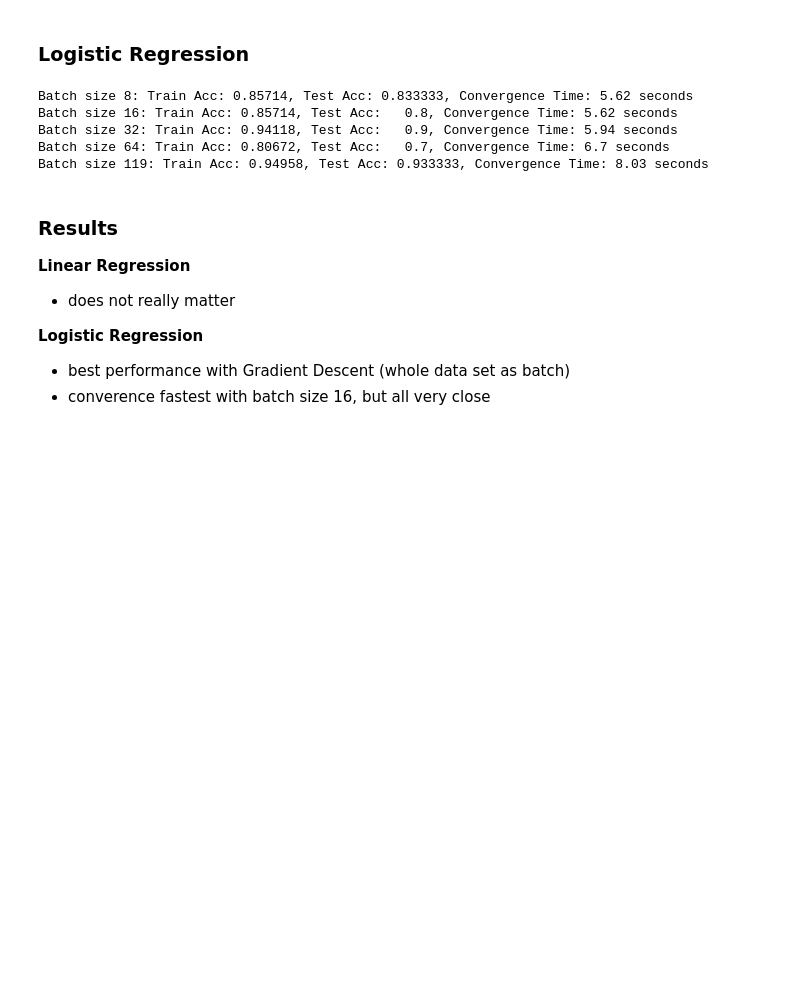
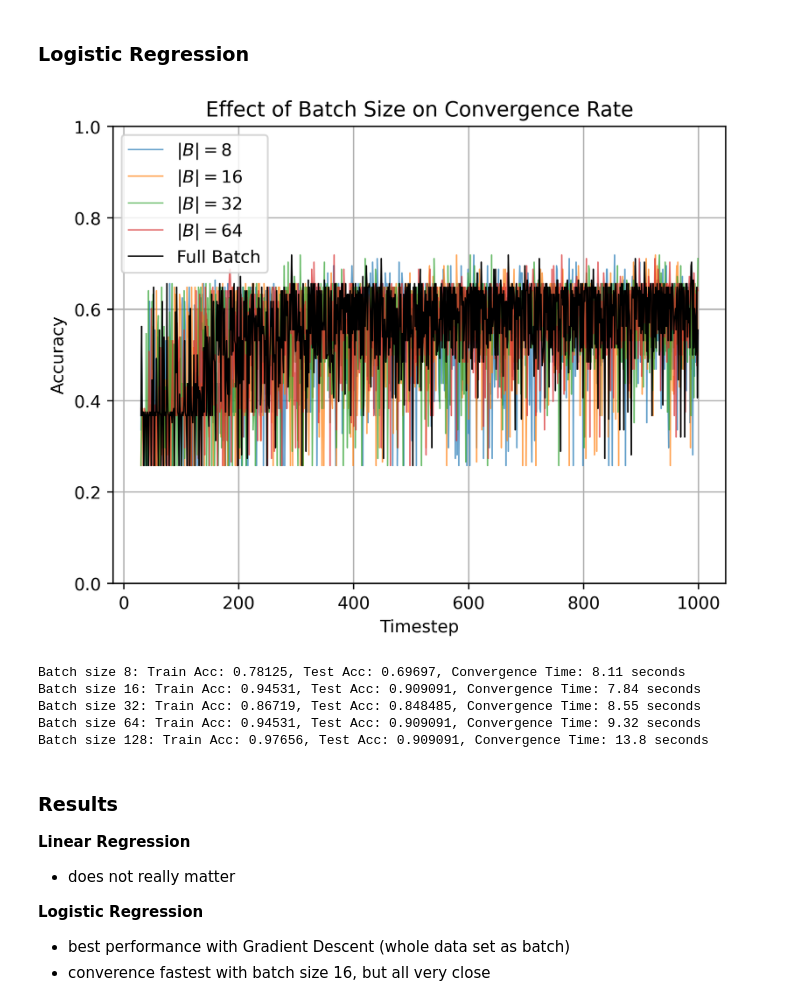
Before and after one commit to j-c-carr/Real-Estate-and-Wine-Quality-Prediction, a Jupyter notebook: experiments_test.ipynb, the cells around one changed output. Drawn from its saved outputs; the diff is of its cells as text; code cells hidden in the pictures; blank space fills up the shorter version.

```diff
--- a/experiments_test.ipynb
+++ b/experiments_test.ipynb
@@ -492,7 +495,7 @@ temp_df = housing_df.drop(columns='CHAS')
 temp_df_cleaned = remove_outliers(temp_df, factor=IQR_FACTOR)
 housing_df_cleaned = pd.concat([temp_df_cleaned, housing_df['CHAS'].loc[temp_df_cleaned.index]], axis=1)
 
-wine_df_cleaned = remove_outliers(wine_df_cleaned, factor=IQR_FACTOR)
+wine_df_cleaned = remove_outliers(wine_df, factor=IQR_FACTOR)
 
 ### Data Splitting ###
 # perform train test split
@@ -549,37 +582,66 @@ Batch Size: 266, Train Error: 14.328, Test Error: 17.486, Convergence Speed: 3.7
 ### Logistic Regression
 # %%
 OPTIMIZER_KWARGS = {
-    'max_iters': 4e4,
+    'max_iters': 1e5,
     'learning_rate': 0.05,
+    'record_history': True,
     'verbose': False}
 
 batch_sizes = [8, 16, 32, 64, X_wine_train.shape[0]]
 
 
 sgd_train_accuracies = []
 sgd_test_accuracies = []
 convergence_speeds = []
 
+plotted_timesteps = 1_000
+t = [i for i in range(plotted_timesteps)]
+sgd_train_errors_history = np.empty(plotted_timesteps)
+sgd_test_errors_history = np.empty(plotted_timesteps)
+plt.figure(figsize=(8,3))
+
 for batch_size in batch_sizes:
     log_reg = LogisticRegression()
 
     # mini-batch SGD fit
     start_time = time.time()
-    log_reg.fit(X_wine_train, y_wine_train, optimizer_class=StochasticGradientDescent, batch_size=batch_size, **OPTIMIZER_KWARGS)
+    w_history = log_reg.fit(X_wine_train, y_wine_train, optimizer_class=StochasticGradientDescent, batch_size=batch_size, **OPTIMIZER_KWARGS)
     end_time = time.time()
 
     sgd_train_accuracies.append(accuracy_score(y_wine_train, log_reg.predict(X_wine_train)))
     sgd_test_accuracies.append(accuracy_score(y_wine_test, log_reg.predict(X_wine_test)))
     convergence_speeds.append(end_time - start_time)
 
+    # Plot convergence speed
+    for i in range(plotted_timesteps):
+
+        y_preds_with_grad_train = log_reg.predict(X_wine_train, w=w_history[i])
+        y_preds_with_grad_test = log_reg.predict(X_wine_train, w=w_history[i])
+
+        sgd_train_errors_history[i] = accuracy_score(y_wine_train, y_preds_with_grad_train)
+        sgd_test_errors_history[i] = accuracy_score(y_wine_test, y_preds_with_grad_test)
+    if batch_size == X_wine_train.shape[0]:
+        plt.plot(t[30:], sgd_train_errors_history[30:], label='Full Batch', linewidth=0.8, color='black')
+    else:
+        plot_label = r'$|B|=' + str(batch_size) + r'$'  # plot the batch size
+        plt.plot(t[30:], sgd_train_errors_history[30:], label=plot_label, linewidth=0.8, alpha=0.7)
+
+plt.xlabel('Timestep')
+plt.ylabel('Accuracy')
+plt.title('Effect of Batch Size on Convergence Rate')
+plt.grid(True)
+plt.legend()
+plt.show()
+
 for batch_size, train_acc, test_acc, speed in zip(batch_sizes, sgd_train_accuracies, sgd_test_accuracies, convergence_speeds):
     print(f"Batch size {batch_size}: Train Acc: {train_acc:.5g}, Test Acc: {test_acc:5g}, Convergence Time: {speed:.3g} seconds")
 # %% [output]
+[figure, added]
-Batch size 8: Train Acc: 0.85714, Test Acc: 0.833333, Convergence Time: 5.62 seconds
-Batch size 16: Train Acc: 0.85714, Test Acc:   0.8, Convergence Time: 5.62 seconds
-Batch size 32: Train Acc: 0.94118, Test Acc:   0.9, Convergence Time: 5.94 seconds
-Batch size 64: Train Acc: 0.80672, Test Acc:   0.7, Convergence Time: 6.7 seconds
-Batch size 119: Train Acc: 0.94958, Test Acc: 0.933333, Convergence Time: 8.03 seconds
+Batch size 8: Train Acc: 0.78125, Test Acc: 0.69697, Convergence Time: 8.11 seconds
+Batch size 16: Train Acc: 0.94531, Test Acc: 0.909091, Convergence Time: 7.84 seconds
+Batch size 32: Train Acc: 0.86719, Test Acc: 0.848485, Convergence Time: 8.55 seconds
+Batch size 64: Train Acc: 0.94531, Test Acc: 0.909091, Convergence Time: 9.32 seconds
+Batch size 128: Train Acc: 0.97656, Test Acc: 0.909091, Convergence Time: 13.8 seconds
 # %% [markdown]
 ### Results
 
```
Also changed, not shown: parts of 3 cells of this notebook, 1 other file.
